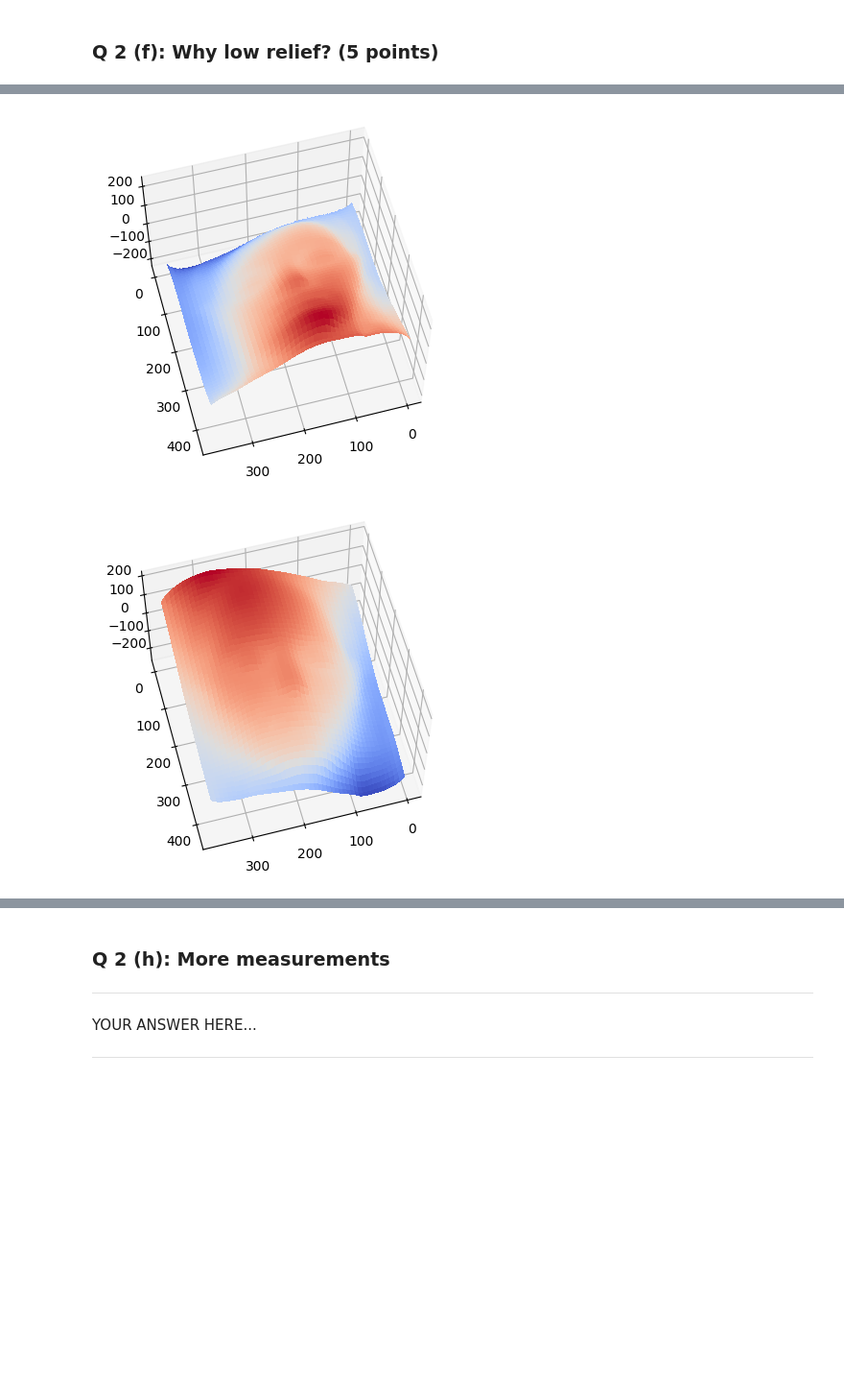
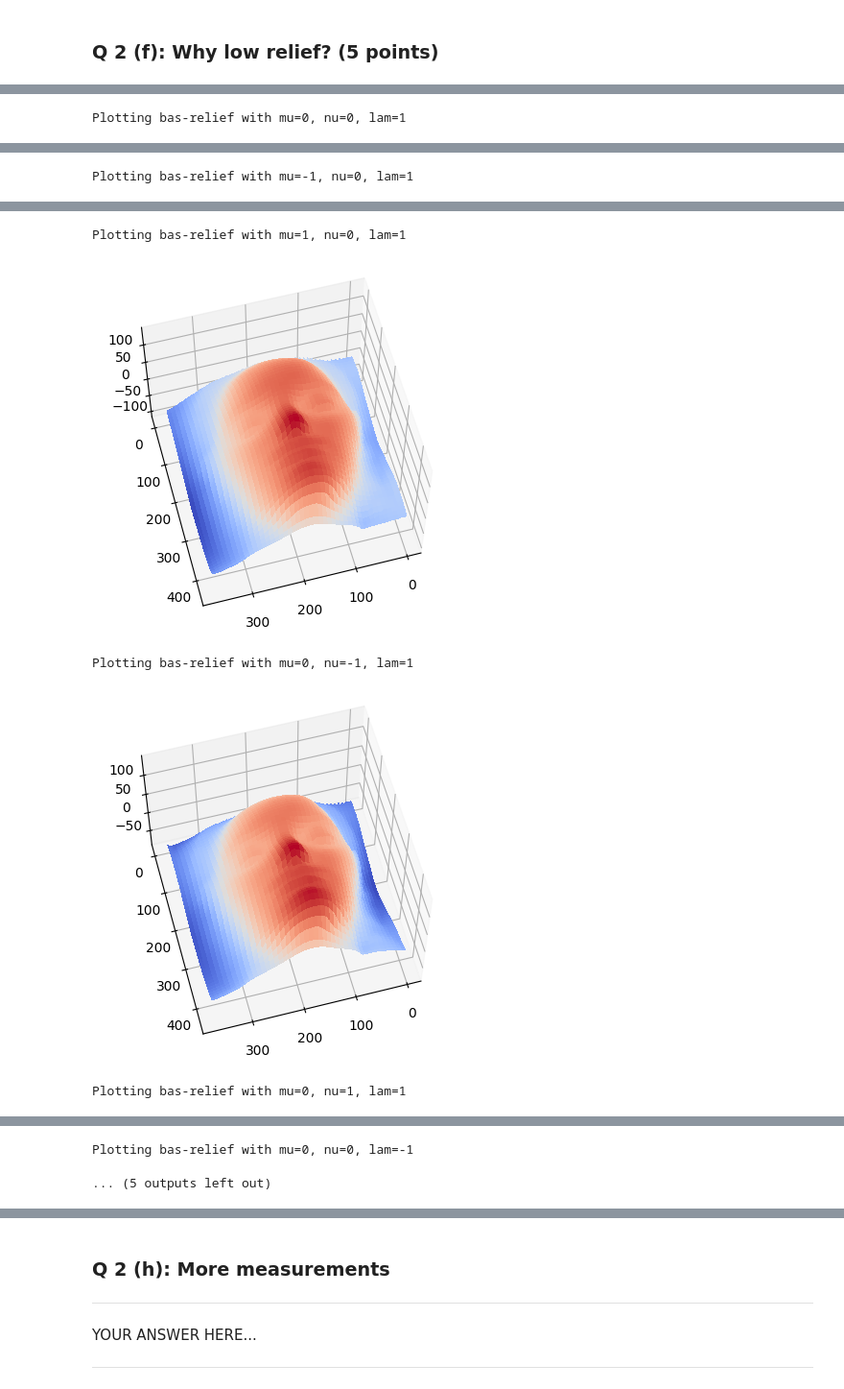
Before and after one commit to w3ichen/cv-hw, a Jupyter notebook: 16720/HW6_Photometric_Stereo/HW6_Public.ipynb, the cells around one changed output, grey strips where cells are left out. Shown at 96% size. Cells and saved outputs as stored; diff of their text form; code cells hidden in the pictures; blank space fills up the shorter version.

```diff
--- a/16720/HW6_Photometric_Stereo/HW6_Public.ipynb
+++ b/16720/HW6_Photometric_Stereo/HW6_Public.ipynb
@@ -1197,0 +1204,18 @@ YOUR ANSWER HERE...
+# %%
+# Part 2 (e)
+# Your code here
+### YOUR CODE HERE
+
+B, LEst = estimatePseudonormalsUncalibrated(I)
+B_integrable = enforceIntegrability(B, s, sig=3)
+G = np.array([[1, 0, 0],
+              [0, 1, 0],
+              [0, 0, -1]])
+B_corrected = G.T @ B_integrable
+albedos, normals = estimateAlbedosNormals(B_corrected)
+surface = estimateShape(normals, s)
+
+plotSurface(surface)
+
+
+### END YOUR CODE
@@ -1243,6 +1298,15 @@ display(Javascript('''google.colab.output.setIframeHeight(0, true, {maxHeight: 5
 
 # Part 2 (f)
 ### YOUR CODE HERE
+
+B, LEst = estimatePseudonormalsUncalibrated(I)
+B_integrable = enforceIntegrability(B, s, sig=3)
+for mu, nu, lam in [(0, 0, 1), (-1, 0, 1), (1, 0, 1), (0, -1, 1), (0, 1, 1),
+                    (0, 0, -1), (1, 1, 1), (-1, -1, -1)]:
+    print(f'Plotting bas-relief with mu={mu}, nu={nu}, lam={lam}')
+    plotBasRelief(B_integrable, mu, nu, lam)
+
 ### END YOUR CODE
 # %% [output]
 [interactive output not drawn]
+Plotting bas-relief with mu=0, nu=0, lam=1
@@ -1249,0 +1314 @@ display(Javascript('''google.colab.output.setIframeHeight(0, true, {maxHeight: 5
+Plotting bas-relief with mu=-1, nu=0, lam=1
@@ -1251,2 +1316,5 @@ display(Javascript('''google.colab.output.setIframeHeight(0, true, {maxHeight: 5
+Plotting bas-relief with mu=1, nu=0, lam=1
-[figure, old version]
+[figure, new version]
+Plotting bas-relief with mu=0, nu=-1, lam=1
-[figure, old version]
+[figure, new version]
+Plotting bas-relief with mu=0, nu=1, lam=1
@@ -1254,0 +1322,2 @@ display(Javascript('''google.colab.output.setIframeHeight(0, true, {maxHeight: 5
+Plotting bas-relief with mu=0, nu=0, lam=-1
+... (5 outputs left out)
```
Also changed, not shown: parts of 11 cells of this notebook.
